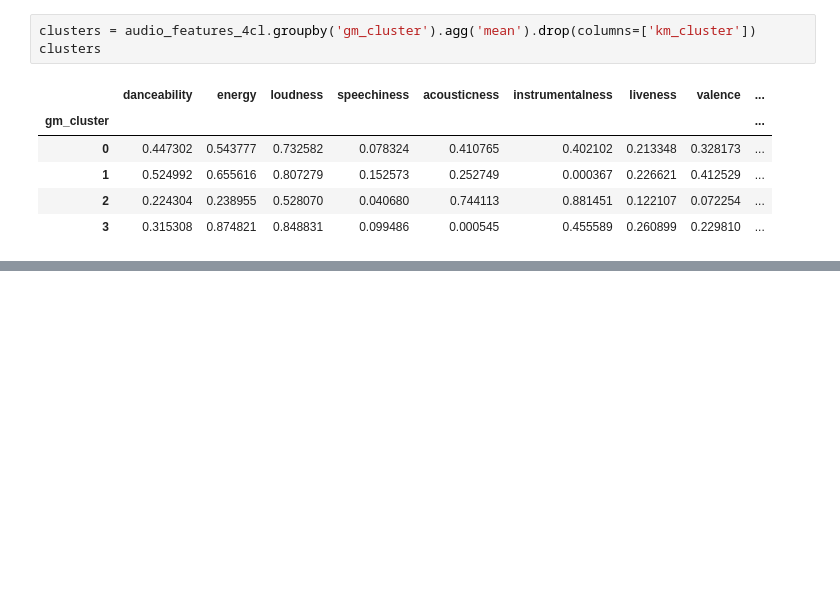
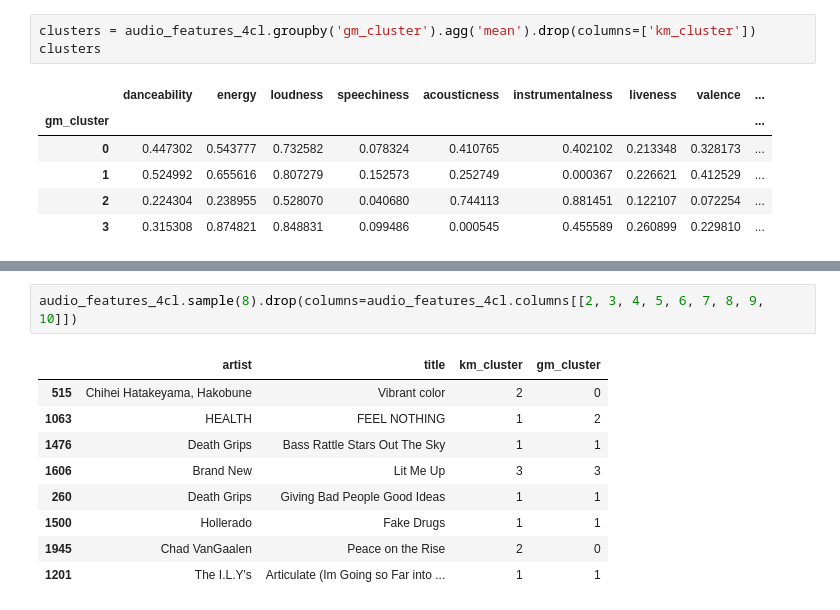
Before and after one commit to vrctin/Track-Clusterization, a Jupyter notebook: Spotify+LastFM clusterization.ipynb, the cells around one changed output, grey strips where cells are left out. Cells and saved outputs as stored; diff of their text form; blank space fills up the shorter version.

```diff
--- a/Spotify+LastFM clusterization.ipynb
+++ b/Spotify+LastFM clusterization.ipynb
@@ -572,0 +655,12 @@ clusters
+# %%
+audio_features_4cl.sample(8).drop(columns=audio_features_4cl.columns[[2, 3, 4, 5, 6, 7, 8, 9, 10]])
+# %% [output]
+|  | artist | title | km_cluster | gm_cluster |
+| 515 | Chihei Hatakeyama, Hakobune | Vibrant color | 2 | 0 |
+| 1063 | HEALTH | FEEL NOTHING | 1 | 2 |
+| 1476 | Death Grips | Bass Rattle Stars Out The Sky | 1 | 1 |
+| 1606 | Brand New | Lit Me Up | 3 | 3 |
+| 260 | Death Grips | Giving Bad People Good Ideas | 1 | 1 |
+| 1500 | Hollerado | Fake Drugs | 1 | 1 |
+| 1945 | Chad VanGaalen | Peace on the Rise | 2 | 0 |
+| 1201 | The I.L.Y's | Articulate (Im Going so Far into ... | 1 | 1 |
```
Also changed, not shown: parts of 19 cells of this notebook, 1 other file.
